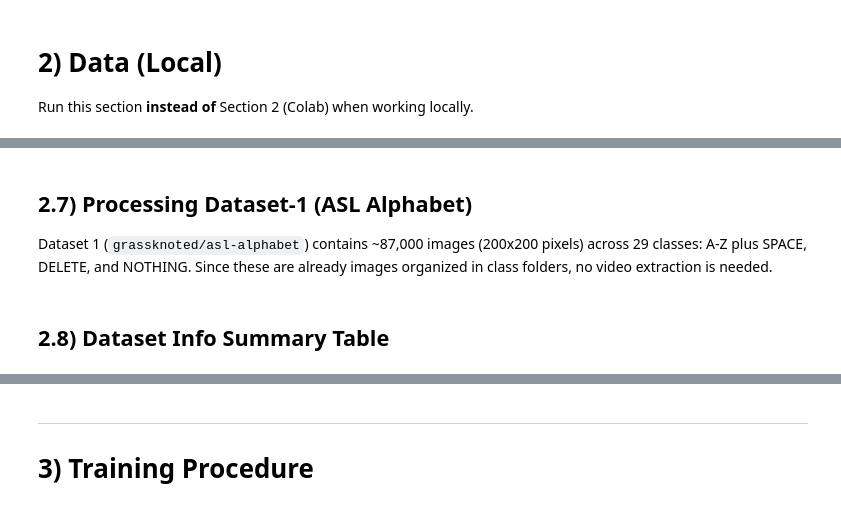
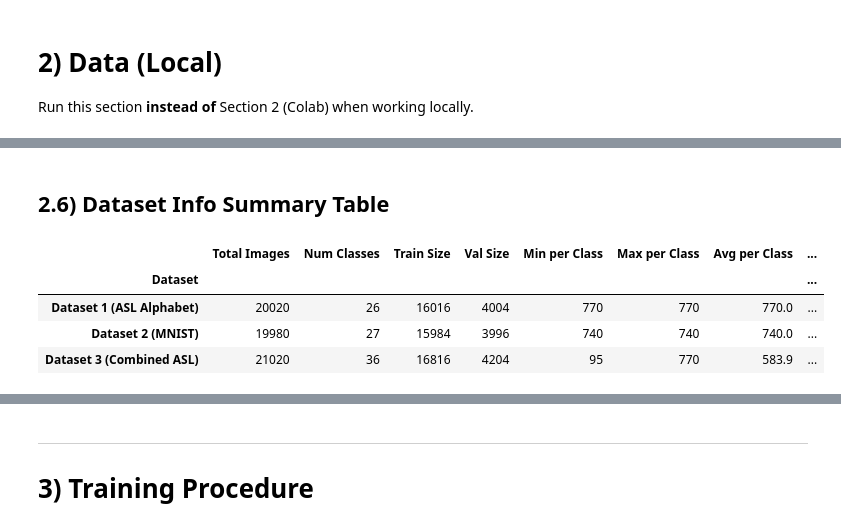
Before and after one commit to RealBJr/sign-language-classifier, a Jupyter notebook: model.ipynb, the cells around one changed output, grey strips where cells are left out. Saved outputs shown, nothing was run; the diff lists cells and outputs as text; code cells hidden in the pictures.

```diff
--- a/model.ipynb
+++ b/model.ipynb
@@ -538,3 +588,0 @@ print("DataLoaders ready for training.")
-# %% [markdown]
-## 2.7) Processing Dataset-1 (ASL Alphabet)
-Dataset 1 (`grassknoted/asl-alphabet`) contains ~87,000 images (200x200 pixels) across 29 classes: A-Z plus SPACE, DELETE, and NOTHING. Since these are already images organized in class folders, no video extraction is needed.
@@ -583,33 +589,39 @@ print("DataLoader ready.")
 # %% [markdown]
-## 2.8) Dataset Info Summary Table
+## 2.6) Dataset Info Summary Table
 # %%
 import pandas as pd
 from collections import Counter
 
 def get_dataset_info(name, dataset, train_subset, val_subset):
     """Gather summary info for a dataset."""
     class_counts = Counter([dataset.targets[i] for i in range(len(dataset))])
     counts = list(class_counts.values())
     return {
         'Dataset': name,
         'Total Images': len(dataset),
         'Num Classes': len(dataset.classes),
         'Train Size': len(train_subset),
         'Val Size': len(val_subset),
         'Min per Class': min(counts),
         'Max per Class': max(counts),
         'Avg per Class': round(sum(counts) / len(counts), 1),
         'Classes (sample)': ', '.join(dataset.classes[:5]) + '...'
     }
 
 # will retrieve info from  data loaders
 info = [
     get_dataset_info('Dataset 1 (ASL Alphabet)', train_dataset1, ds1_train, ds1_val),
-    get_dataset_info('Dataset 2 (WLASL)', train_dataset2, ds2_train, ds2_val),
+    get_dataset_info('Dataset 2 (MNIST)', train_dataset2, ds2_train, ds2_val),
     get_dataset_info('Dataset 3 (Combined ASL)', train_dataset3, ds3_train, ds3_val),
 ]
 
 info_df = pd.DataFrame(info)
 info_df.set_index('Dataset', inplace=True)
 info_df
+# %% [output]
+|  | Total Images | Num Classes | Train Size | Val Size | Min per Class | Max per Class | Avg per Class | ... |
+| Dataset |  |  |  |  |  |  |  | ... |
+| Dataset 1 (ASL Alphabet) | 20020 | 26 | 16016 | 4004 | 770 | 770 | 770.0 | ... |
+| Dataset 2 (MNIST) | 19980 | 27 | 15984 | 3996 | 740 | 740 | 740.0 | ... |
+| Dataset 3 (Combined ASL) | 21020 | 36 | 16816 | 4204 | 95 | 770 | 583.9 | ... |
 # %% [markdown]
```
Also changed, not shown: parts of 55 cells of this notebook.
